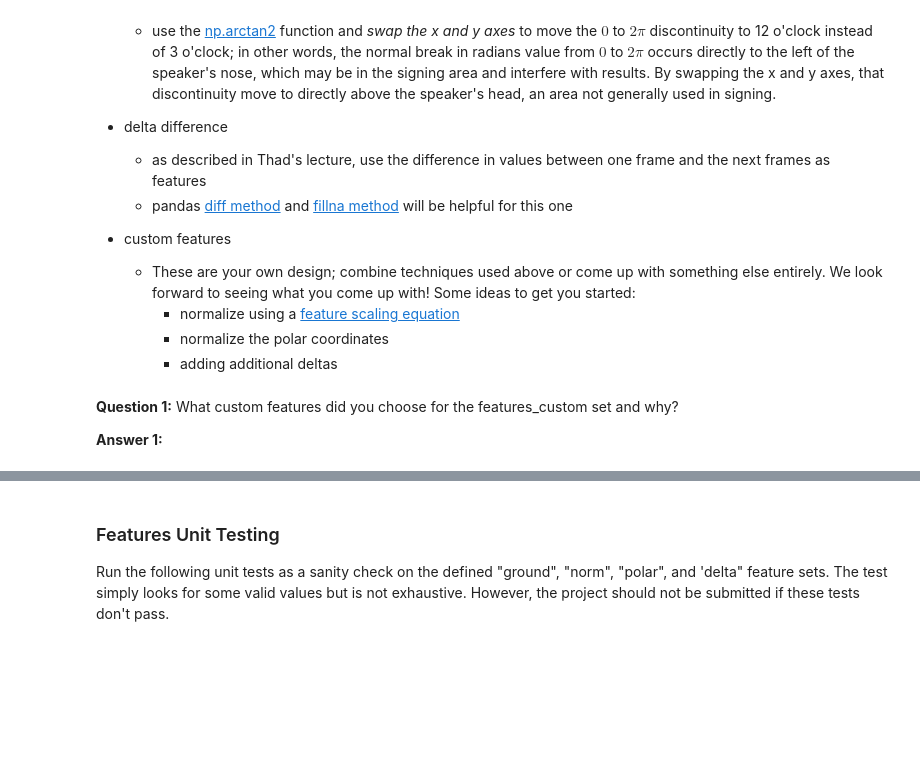
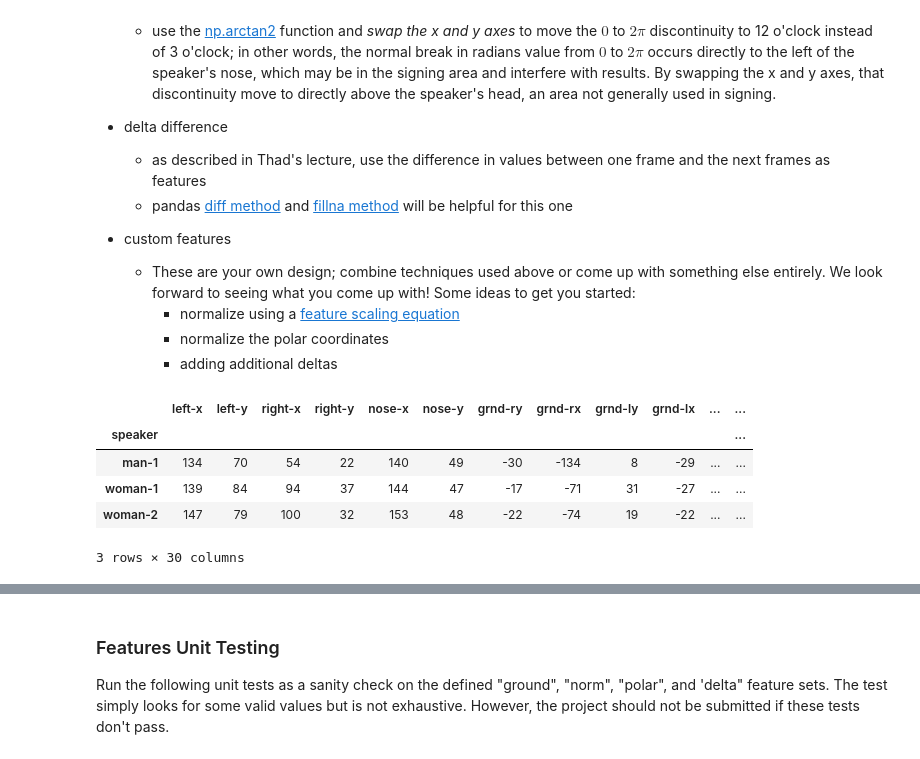
Before and after one commit to Charlio/AIND-Recognizer, a Jupyter notebook: asl_recognizer.ipynb, the cells around one changed output, grey strips where cells are left out. Saved outputs shown, nothing was run; the diff lists cells and outputs as text; code cells hidden in the pictures; blank space fills up the shorter version.

```diff
--- a/asl_recognizer.ipynb
+++ b/asl_recognizer.ipynb
@@ -260,4 +249,10 @@ features_delta = ['delta-rx', 'delta-ry', 'delta-lx', 'delta-ly']
-# %% [markdown]
-**Question 1:**  What custom features did you choose for the features_custom set and why?
-
-**Answer 1:**
+# %%
+df_min = asl.df.groupby('speaker').min()
+df_min
+# %% [output]
+|  | left-x | left-y | right-x | right-y | nose-x | nose-y | grnd-ry | grnd-rx | grnd-ly | grnd-lx | ... | ... |
+| speaker |  |  |  |  |  |  |  |  |  |  |  | ... |
+| man-1 | 134 | 70 | 54 | 22 | 140 | 49 | -30 | -134 | 8 | -29 | ... | ... |
+| woman-1 | 139 | 84 | 94 | 37 | 144 | 47 | -17 | -71 | 31 | -27 | ... | ... |
+| woman-2 | 147 | 79 | 100 | 32 | 153 | 48 | -22 | -74 | 19 | -22 | ... | ... |
+3 rows × 30 columns
```
Also changed, not shown: parts of 26 cells of this notebook, 4 other files.
